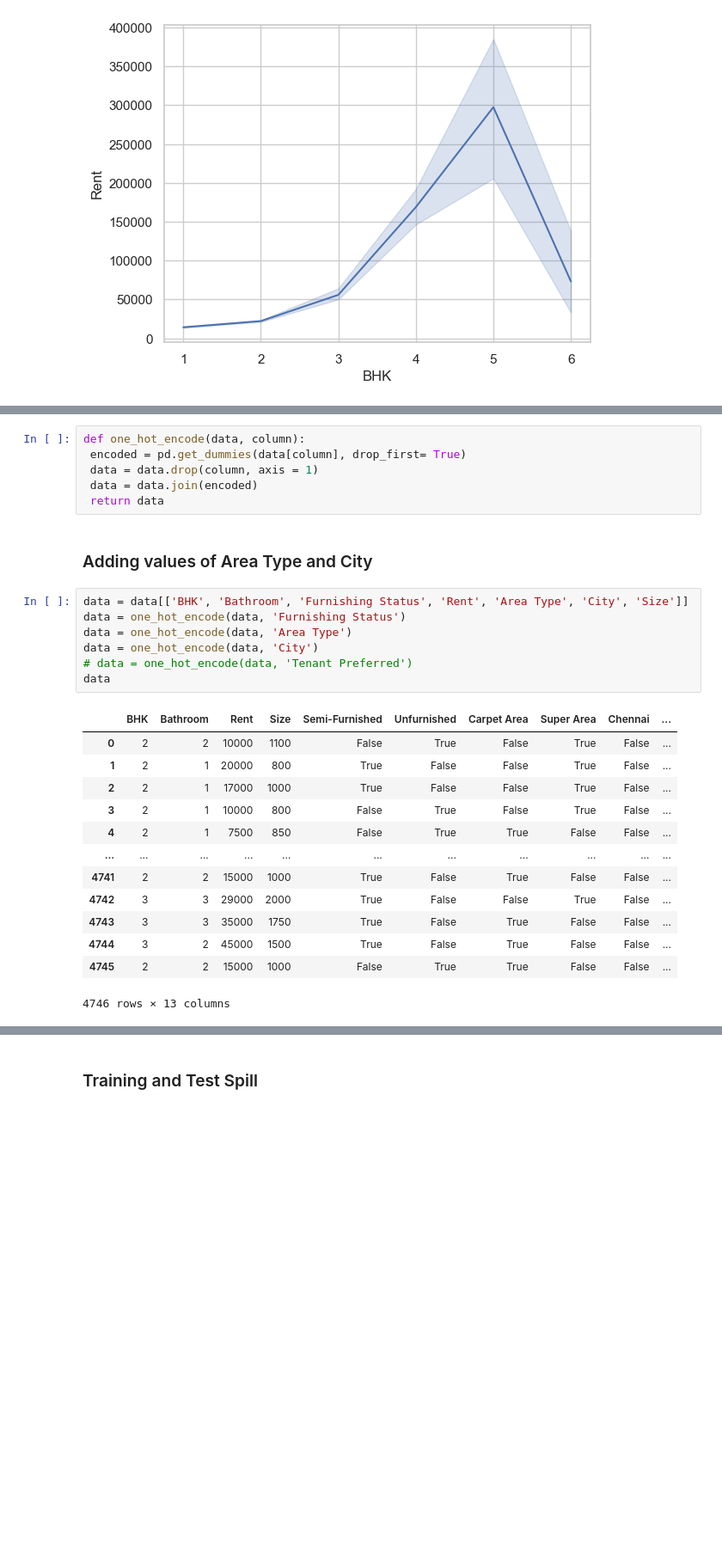
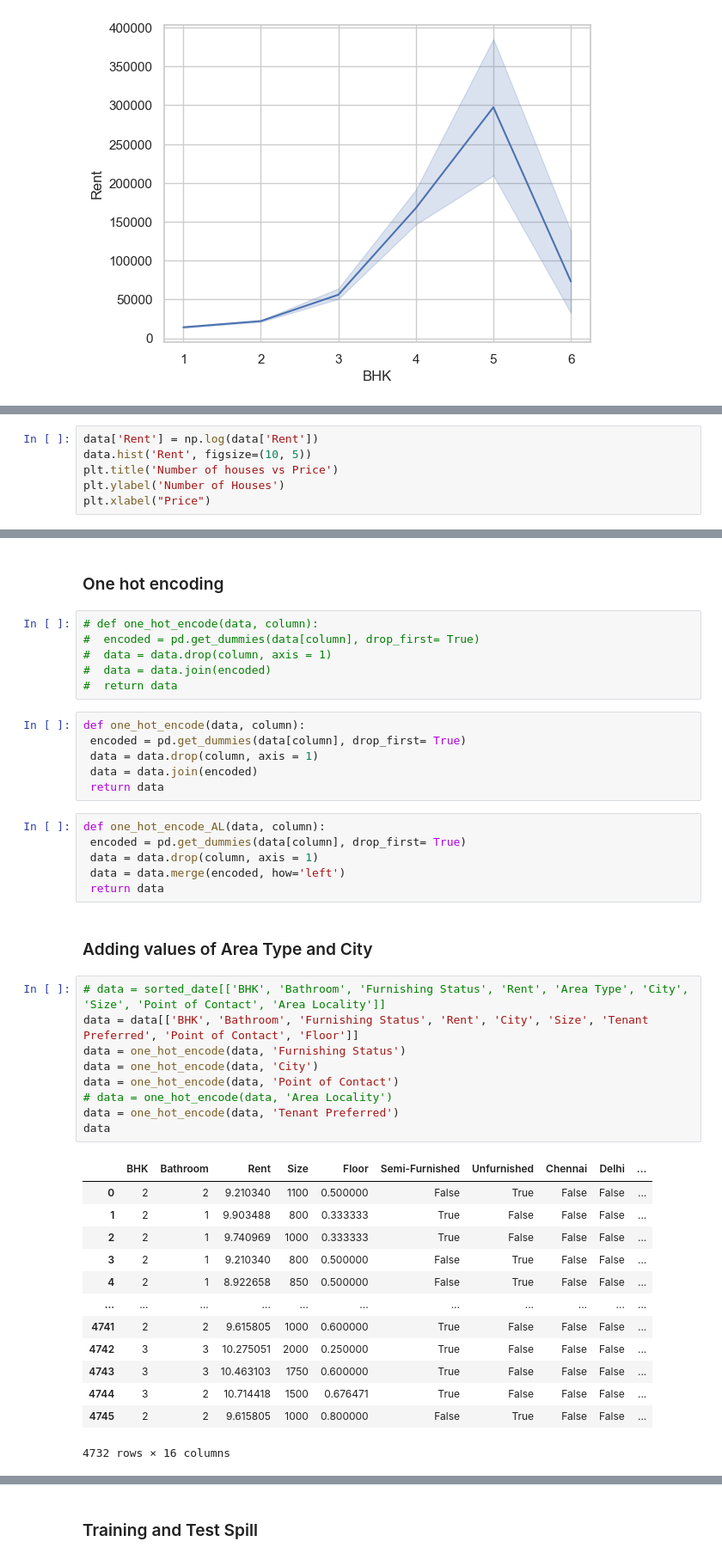
Before and after one commit to nigelhaim/Machine_Learning, a Jupyter notebook: Lab1/Lab1_Improved.ipynb, the cells around one changed output, grey strips where cells are left out. Shown: that part at 86% size. Drawn from its saved outputs; the diff is of its cells as text; blank space fills up the shorter version.

```diff
--- a/Lab1/Lab1_Improved.ipynb
+++ b/Lab1/Lab1_Improved.ipynb
@@ -98,0 +238,6 @@ plt.bar(sorted_date['Posted On'], sorted_date['Rent'])
+# %%
+data['Rent'] = np.log(data['Rent'])
+data.hist('Rent', figsize=(10, 5))
+plt.title('Number of houses vs Price')
+plt.ylabel('Number of Houses')
+plt.xlabel("Price")
@@ -99,29 +254,45 @@ plt.bar(sorted_date['Posted On'], sorted_date['Rent'])
+# %% [markdown]
+### One hot encoding
 # %%
-def one_hot_encode(data, column):
- encoded = pd.get_dummies(data[column], drop_first= True)
- data = data.drop(column, axis = 1)
- data = data.join(encoded)
- return data
+# def one_hot_encode(data, column):
+#  encoded = pd.get_dummies(data[column], drop_first= True)
+#  data = data.drop(column, axis = 1)
+#  data = data.join(encoded)
+#  return data
+# %%
+def one_hot_encode(data, column):
+ encoded = pd.get_dummies(data[column], drop_first= True)
+ data = data.drop(column, axis = 1)
+ data = data.join(encoded)
+ return data
+# %%
+def one_hot_encode_AL(data, column):
+ encoded = pd.get_dummies(data[column], drop_first= True)
+ data = data.drop(column, axis = 1)
+ data = data.merge(encoded, how='left')
+ return data
 # %% [markdown]
 ### Adding values of Area Type and City
 # %%
-data = data[['BHK', 'Bathroom', 'Furnishing Status', 'Rent', 'Area Type', 'City', 'Size']]
+# data = sorted_date[['BHK', 'Bathroom', 'Furnishing Status', 'Rent', 'Area Type', 'City', 'Size', 'Point of Contact', 'Area Locality']]
+data = data[['BHK', 'Bathroom', 'Furnishing Status', 'Rent', 'City', 'Size', 'Tenant Preferred', 'Point of Contact', 'Floor']]
 data = one_hot_encode(data, 'Furnishing Status')
-data = one_hot_encode(data, 'Area Type')
 data = one_hot_encode(data, 'City')
-# data = one_hot_encode(data, 'Tenant Preferred')
+data = one_hot_encode(data, 'Point of Contact')
+# data = one_hot_encode(data, 'Area Locality')
+data = one_hot_encode(data, 'Tenant Preferred')
 data
 # %% [output]
-|  | BHK | Bathroom | Rent | Size | Semi-Furnished | Unfurnished | Carpet Area | Super Area | Chennai | ... |
-| 0 | 2 | 2 | 10000 | 1100 | False | True | False | True | False | ... |
-| 1 | 2 | 1 | 20000 | 800 | True | False | False | True | False | ... |
-| 2 | 2 | 1 | 17000 | 1000 | True | False | False | True | False | ... |
-| 3 | 2 | 1 | 10000 | 800 | False | True | False | True | False | ... |
-| 4 | 2 | 1 | 7500 | 850 | False | True | True | False | False | ... |
+|  | BHK | Bathroom | Rent | Size | Floor | Semi-Furnished | Unfurnished | Chennai | Delhi | ... |
+| 0 | 2 | 2 | 9.210340 | 1100 | 0.500000 | False | True | False | False | ... |
+| 1 | 2 | 1 | 9.903488 | 800 | 0.333333 | True | False | False | False | ... |
+| 2 | 2 | 1 | 9.740969 | 1000 | 0.333333 | True | False | False | False | ... |
+| 3 | 2 | 1 | 9.210340 | 800 | 0.500000 | False | True | False | False | ... |
+| 4 | 2 | 1 | 8.922658 | 850 | 0.500000 | False | True | False | False | ... |
 | ... | ... | ... | ... | ... | ... | ... | ... | ... | ... | ... |
-| 4741 | 2 | 2 | 15000 | 1000 | True | False | True | False | False | ... |
-| 4742 | 3 | 3 | 29000 | 2000 | True | False | False | True | False | ... |
-| 4743 | 3 | 3 | 35000 | 1750 | True | False | True | False | False | ... |
-| 4744 | 3 | 2 | 45000 | 1500 | True | False | True | False | False | ... |
-| 4745 | 2 | 2 | 15000 | 1000 | False | True | True | False | False | ... |
+| 4741 | 2 | 2 | 9.615805 | 1000 | 0.600000 | True | False | False | False | ... |
+| 4742 | 3 | 3 | 10.275051 | 2000 | 0.250000 | True | False | False | False | ... |
+| 4743 | 3 | 3 | 10.463103 | 1750 | 0.600000 | True | False | False | False | ... |
+| 4744 | 3 | 2 | 10.714418 | 1500 | 0.676471 | True | False | False | False | ... |
+| 4745 | 2 | 2 | 9.615805 | 1000 | 0.800000 | False | True | False | False | ... |
-4746 rows × 13 columns
+4732 rows × 16 columns
```
Also changed, not shown: parts of 26 cells of this notebook, 2 other files.
